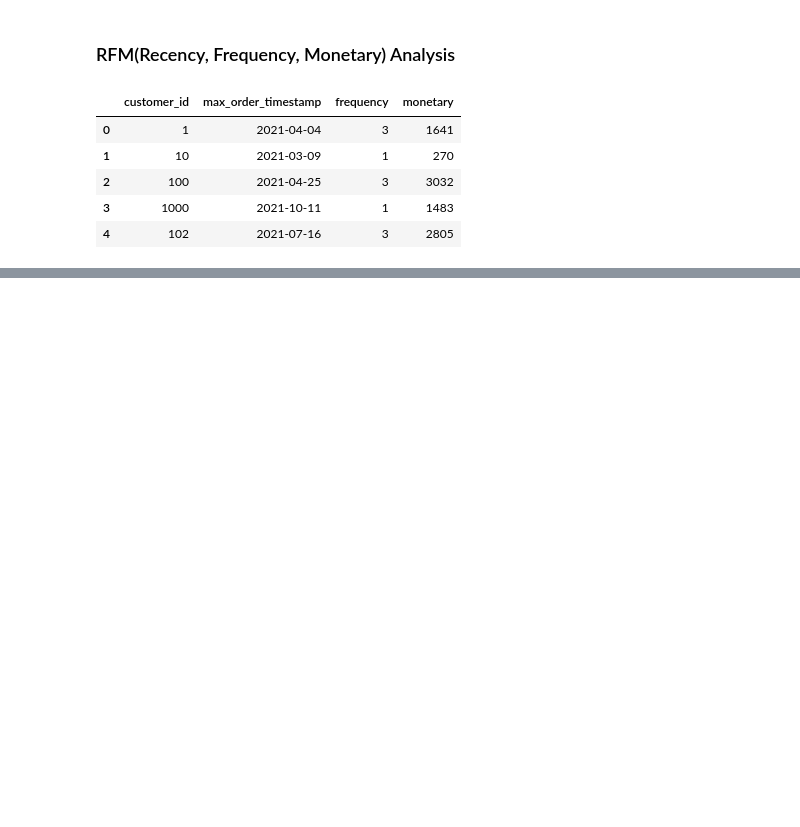
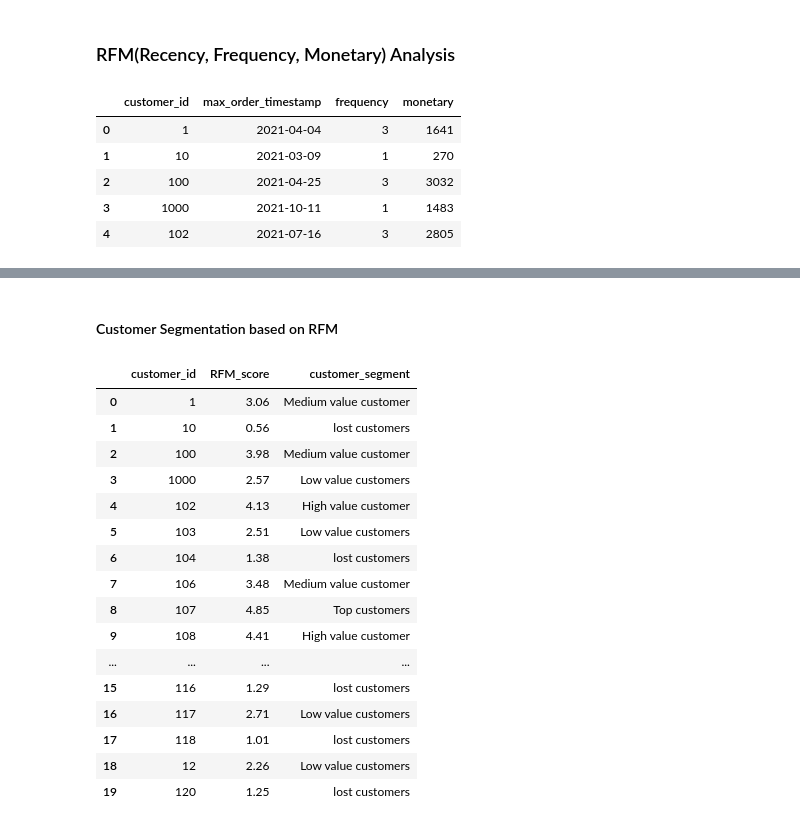
Before and after one commit to stefansphtr/Exercise-Project-Data-Analysis, a Jupyter notebook: Project.ipynb, the cells around one changed output, grey strips where cells are left out. Saved outputs shown, nothing was run; the diff lists cells and outputs as text; code cells hidden in the pictures; blank space fills up the shorter version.

```diff
--- a/Project.ipynb
+++ b/Project.ipynb
@@ -1695,0 +1833,10 @@ rfm_df.head()
+# %%
+# ! normalizing the rank of the customers
+
+rfm_df["r_rank_norm"] = (rfm_df["r_rank"] / rfm_df["r_rank"].max()) * 100
+rfm_df["f_rank_norm"] = (rfm_df["f_rank"] / rfm_df["f_rank"].max()) * 100
+rfm_df["m_rank_norm"] = (rfm_df["m_rank"] / rfm_df["m_rank"].max()) * 100
+
+rfm_df.drop(columns=["r_rank", "f_rank", "m_rank"], inplace=True)
+
+rfm_df.head()
@@ -1695,0 +1868,44 @@ rfm_df.head()
+# %% [markdown]
+#### Customer Segmentation based on RFM
+# %%
+rfm_df["customer_segment"] = np.where(
+    rfm_df["RFM_score"] > 4.5,
+    "Top customers",
+    (
+        np.where(
+            rfm_df["RFM_score"] > 4,
+            "High value customer",
+            (
+                np.where(
+                    rfm_df["RFM_score"] > 3,
+                    "Medium value customer",
+                    np.where(
+                        rfm_df["RFM_score"] > 1.6,
+                        "Low value customers",
+                        "lost customers",
+                    ),
+                )
+            ),
+        )
+    ),
+)
+
+rfm_df[["customer_id", "RFM_score", "customer_segment"]].head(20)
+# %% [output]
+|  | customer_id | RFM_score | customer_segment |
+| 0 | 1 | 3.06 | Medium value customer |
+| 1 | 10 | 0.56 | lost customers |
+| 2 | 100 | 3.98 | Medium value customer |
+| 3 | 1000 | 2.57 | Low value customers |
+| 4 | 102 | 4.13 | High value customer |
+| 5 | 103 | 2.51 | Low value customers |
+| 6 | 104 | 1.38 | lost customers |
+| 7 | 106 | 3.48 | Medium value customer |
+| 8 | 107 | 4.85 | Top customers |
+| 9 | 108 | 4.41 | High value customer |
+| ... | ... | ... | ... |
+| 15 | 116 | 1.29 | lost customers |
+| 16 | 117 | 2.71 | Low value customers |
+| 17 | 118 | 1.01 | lost customers |
+| 18 | 12 | 2.26 | Low value customers |
+| 19 | 120 | 1.25 | lost customers |
```
Also changed, not shown: parts of 17 cells of this notebook.
